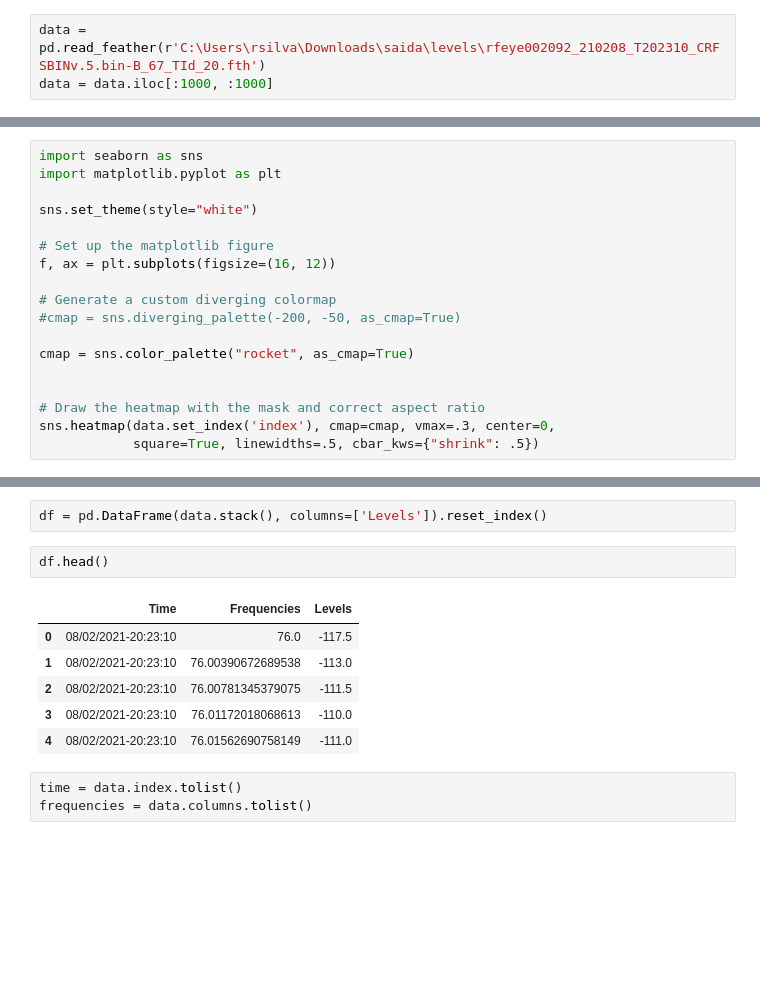
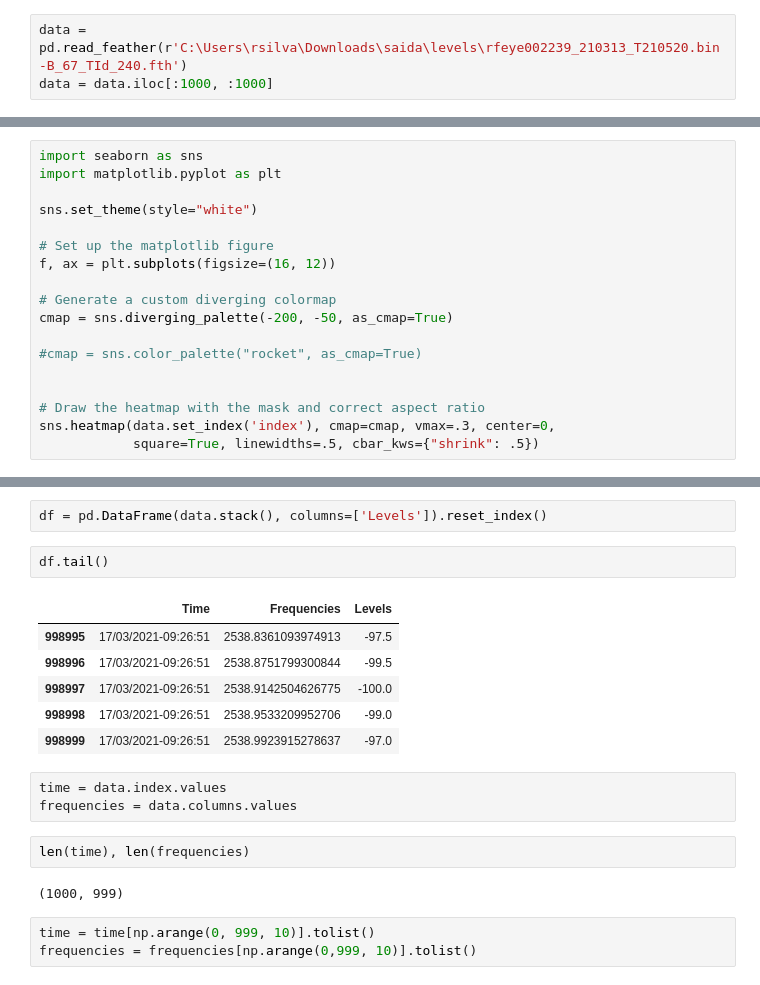
Before and after one commit to ronaldokun/rfpye, a Jupyter notebook: nbs/_plot.ipynb, the cells around one changed output, grey strips where cells are left out. Cells and saved outputs as stored; diff of their text form; blank space fills up the shorter version.

```diff
--- a/nbs/_plot.ipynb
+++ b/nbs/_plot.ipynb
@@ -20,5 +9,5 @@ df = pd.DataFrame(data.stack(), columns=['rate']).reset_index()
 # %%
-data = pd.read_feather(r'C:\Users\rsilva\Downloads\saida\levels\rfeye002092_210208_T202310_CRFSBINv.5.bin-B_67_TId_20.fth')
+data = pd.read_feather(r'C:\Users\rsilva\Downloads\saida\levels\rfeye002239_210313_T210520.bin-B_67_TId_240.fth')
 data = data.iloc[:1000, :1000]
 # %%
 data['index'] = pd.to_datetime(data['index']).dt.strftime("%d/%m/%Y-%H:%M:%S")
@@ -32,9 +31,9 @@ sns.set_theme(style="white")
 f, ax = plt.subplots(figsize=(16, 12))
 
 # Generate a custom diverging colormap
-#cmap = sns.diverging_palette(-200, -50, as_cmap=True)
+cmap = sns.diverging_palette(-200, -50, as_cmap=True)
 
-cmap = sns.color_palette("rocket", as_cmap=True)
+#cmap = sns.color_palette("rocket", as_cmap=True)
 
 
 # Draw the heatmap with the mask and correct aspect ratio
@@ -57,17 +59,24 @@ data.head()
 # %%
 df = pd.DataFrame(data.stack(), columns=['Levels']).reset_index()
 # %%
-df.head()
+df.tail()
 # %% [output]
 |  | Time | Frequencies | Levels |
-| 0 | 08/02/2021-20:23:10 | 76.0 | -117.5 |
-| 1 | 08/02/2021-20:23:10 | 76.00390672689538 | -113.0 |
-| 2 | 08/02/2021-20:23:10 | 76.00781345379075 | -111.5 |
-| 3 | 08/02/2021-20:23:10 | 76.01172018068613 | -110.0 |
-| 4 | 08/02/2021-20:23:10 | 76.01562690758149 | -111.0 |
+| 998995 | 17/03/2021-09:26:51 | 2538.8361093974913 | -97.5 |
+| 998996 | 17/03/2021-09:26:51 | 2538.8751799300844 | -99.5 |
+| 998997 | 17/03/2021-09:26:51 | 2538.9142504626775 | -100.0 |
+| 998998 | 17/03/2021-09:26:51 | 2538.9533209952706 | -99.0 |
+| 998999 | 17/03/2021-09:26:51 | 2538.9923915278637 | -97.0 |
 # %%
-time = data.index.tolist()
-frequencies = data.columns.tolist()
+time = data.index.values
+frequencies = data.columns.values
+# %%
+len(time), len(frequencies)
+# %% [output]
+(1000, 999)
+# %%
+time = time[np.arange(0, 999, 10)].tolist()
+frequencies = frequencies[np.arange(0,999, 10)].tolist()
 # %%
 # this is the colormap from the original NYTimes plot
 colors = ["#75968f", "#a5bab7", "#c9d9d3", "#e2e2e2", "#dfccce", "#ddb7b1", "#cc7878", "#933b41", "#550b1d"]
```
Also changed, not shown: parts of 6 cells of this notebook, 21 other files.
